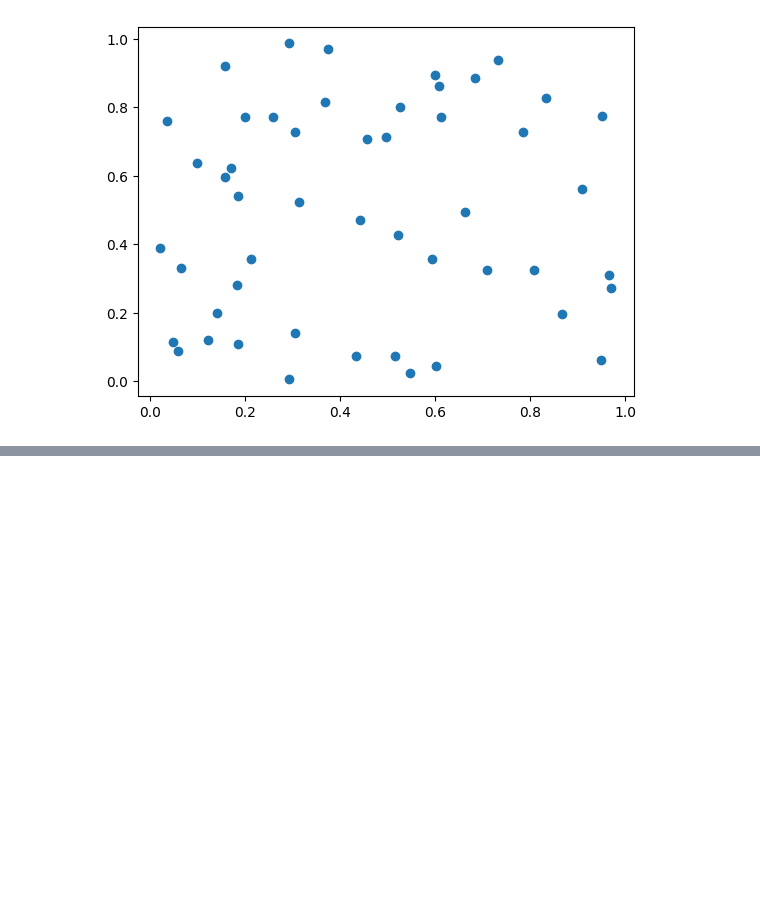
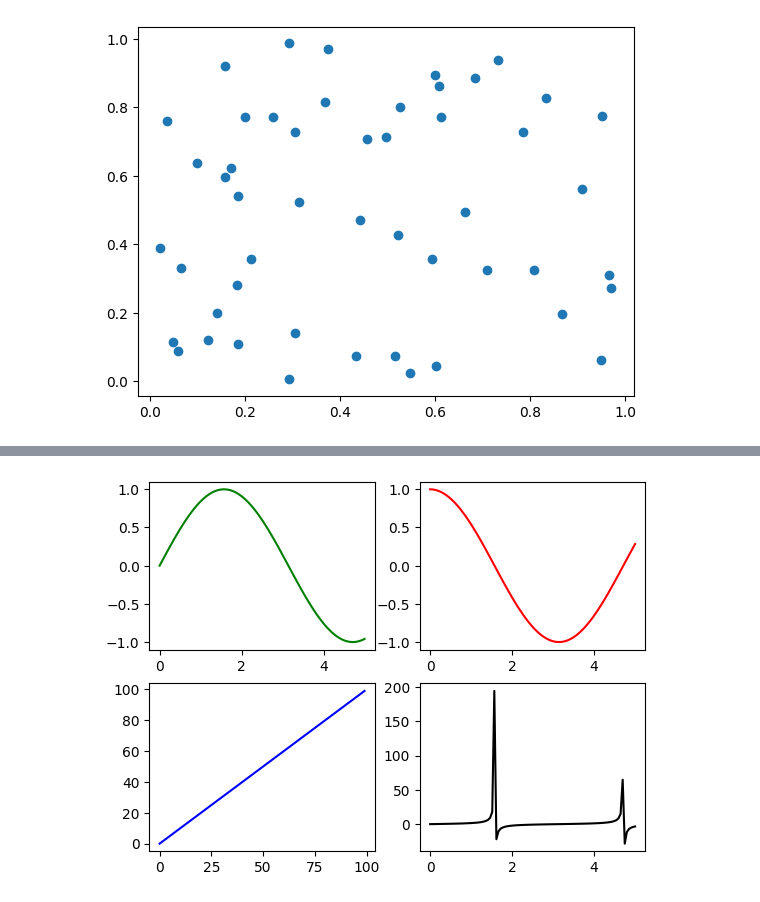
Before and after one commit to suddeb/PythonCode, a Jupyter notebook: Matplotlib/plot_function.ipynb, the cells around one changed output, grey strips where cells are left out. Cells and saved outputs as stored; diff of their text form; code cells hidden in the pictures; blank space fills up the shorter version.

```diff
--- a/Matplotlib/plot_function.ipynb
+++ b/Matplotlib/plot_function.ipynb
@@ -39,0 +70,14 @@ plt.show()
+# %%
+import matplotlib.pyplot as plt
+import numpy as np
+# Create a Figure with 2 rows and 2 columns of subplots:
+fig, ax = plt.subplots(2, 2)
+x = np.linspace(0, 5, 100)
+# Index 4 Axes arrays in 4 subplots within 1 Figure:
+ax[0, 0].plot(x, np.sin(x), 'g') #row=0, column=0
+ax[1, 0].plot(range(100), 'b') #row=1, column=0
+ax[0, 1].plot(x, np.cos(x), 'r') #row=0, column=1
+ax[1, 1].plot(x, np.tan(x), 'k') #row=1, column=1
+plt.show()
+# %% [output]
+[figure, added]
```
Also changed, not shown: parts of 1 cell of this notebook.
